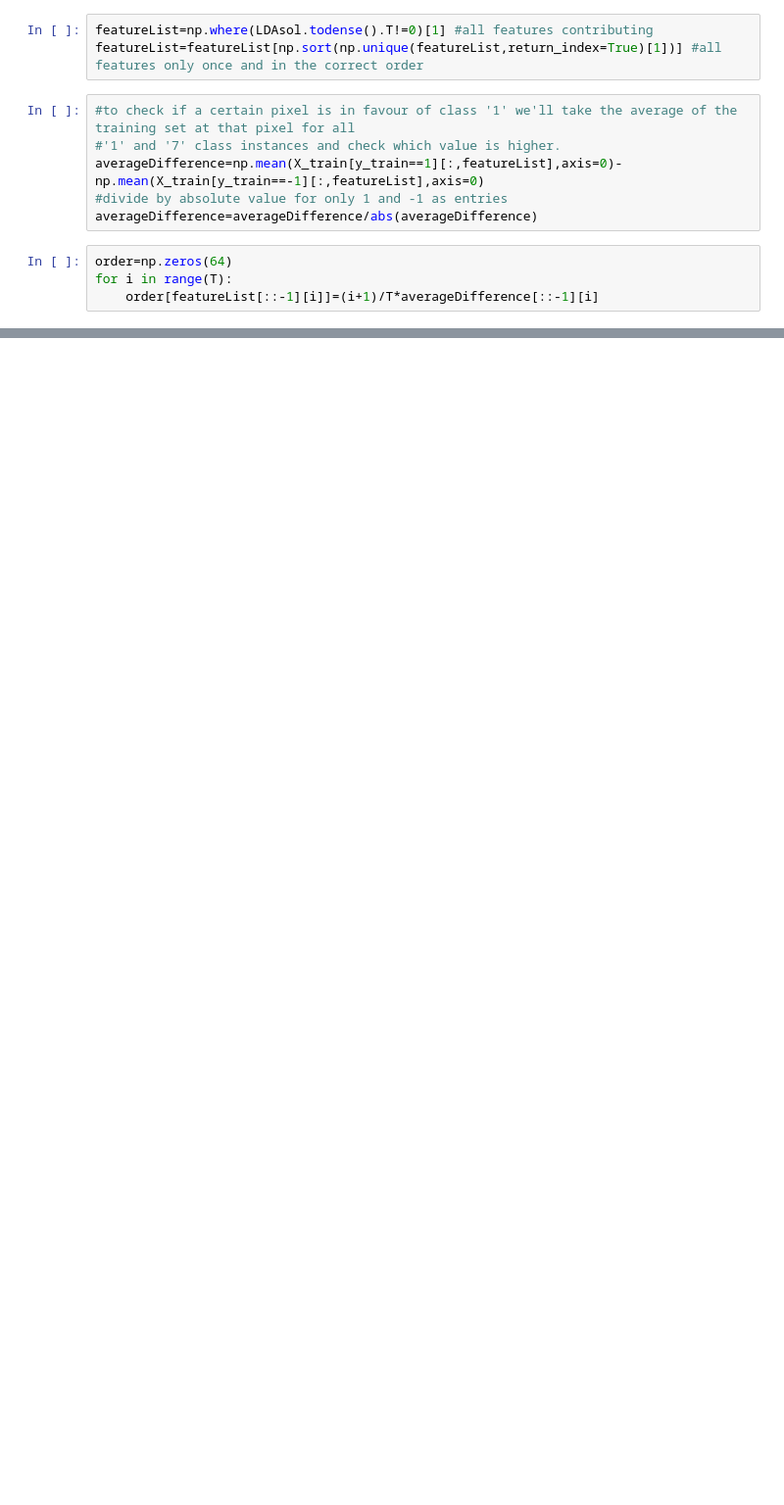
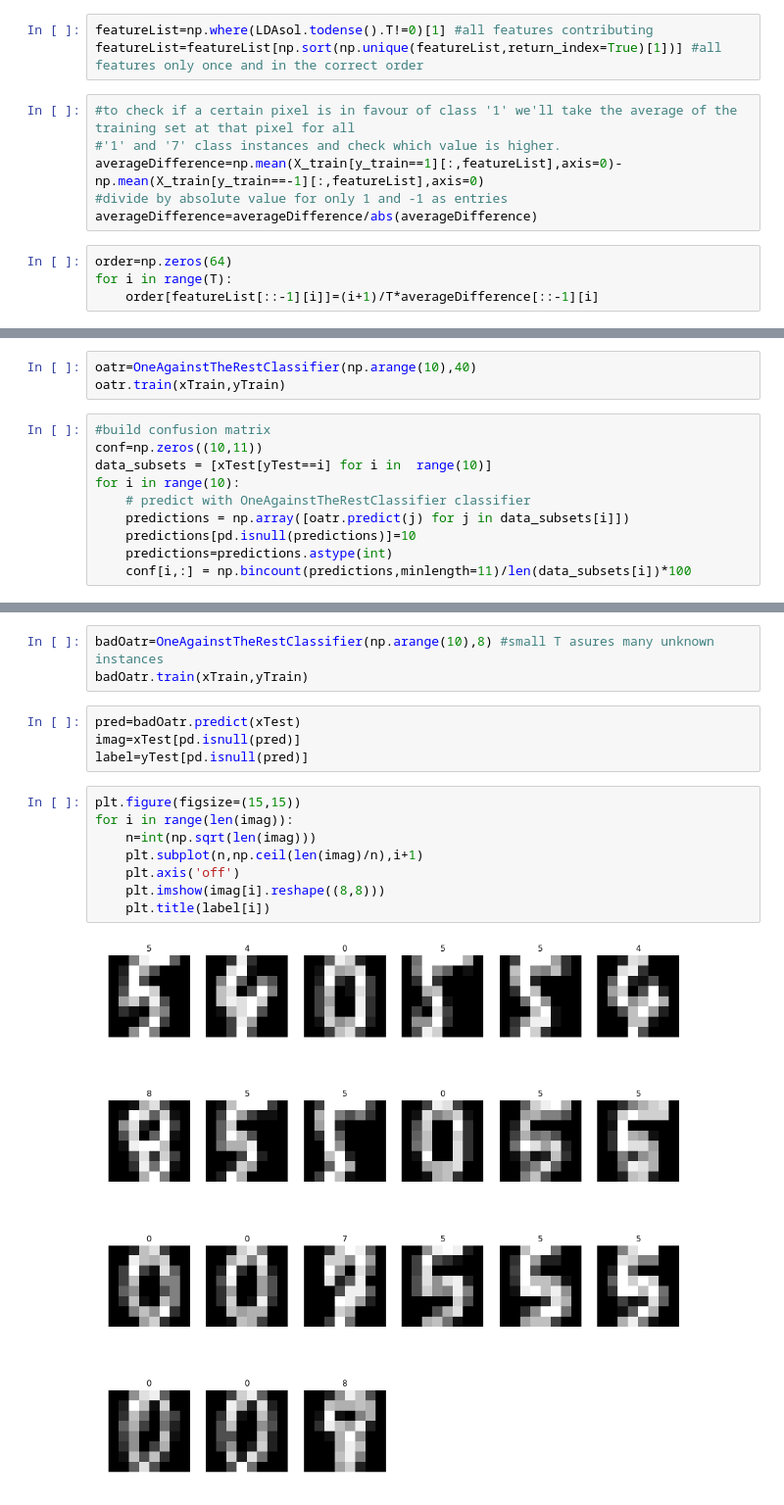
Before and after one commit to ml4cdeca/FundamentalsOfMachineLearning, a Jupyter notebook: exercise6/regularized-regression.ipynb, the cells around one changed output, grey strips where cells are left out. Shown at 98% size. Drawn from its saved outputs; the diff is of its cells as text; blank space fills up the shorter version.

```diff
--- a/exercise6/regularized-regression.ipynb
+++ b/exercise6/regularized-regression.ipynb
@@ -259,0 +340,13 @@ plt.colorbar()
+# %%
+oatr=OneAgainstTheRestClassifier(np.arange(10),40)
+oatr.train(xTrain,yTrain)
+# %%
+#build confusion matrix
+conf=np.zeros((10,11))
+data_subsets = [xTest[yTest==i] for i in  range(10)]
+for i in range(10):
+    # predict with OneAgainstTheRestClassifier classifier
+    predictions = np.array([oatr.predict(j) for j in data_subsets[i]])
+    predictions[pd.isnull(predictions)]=10
+    predictions=predictions.astype(int)
+    conf[i,:] = np.bincount(predictions,minlength=11)/len(data_subsets[i])*100
@@ -259,0 +373,17 @@ plt.colorbar()
+# %%
+badOatr=OneAgainstTheRestClassifier(np.arange(10),8) #small T asures many unknown instances
+badOatr.train(xTrain,yTrain)
+# %%
+pred=badOatr.predict(xTest)
+imag=xTest[pd.isnull(pred)]
+label=yTest[pd.isnull(pred)]
+# %%
+plt.figure(figsize=(15,15))
+for i in range(len(imag)):
+    n=int(np.sqrt(len(imag)))
+    plt.subplot(n,np.ceil(len(imag)/n),i+1)
+    plt.axis('off')
+    plt.imshow(imag[i].reshape((8,8)))
+    plt.title(label[i])
+# %% [output]
+[figure, added]
```
Also changed, not shown: parts of 17 cells of this notebook.
